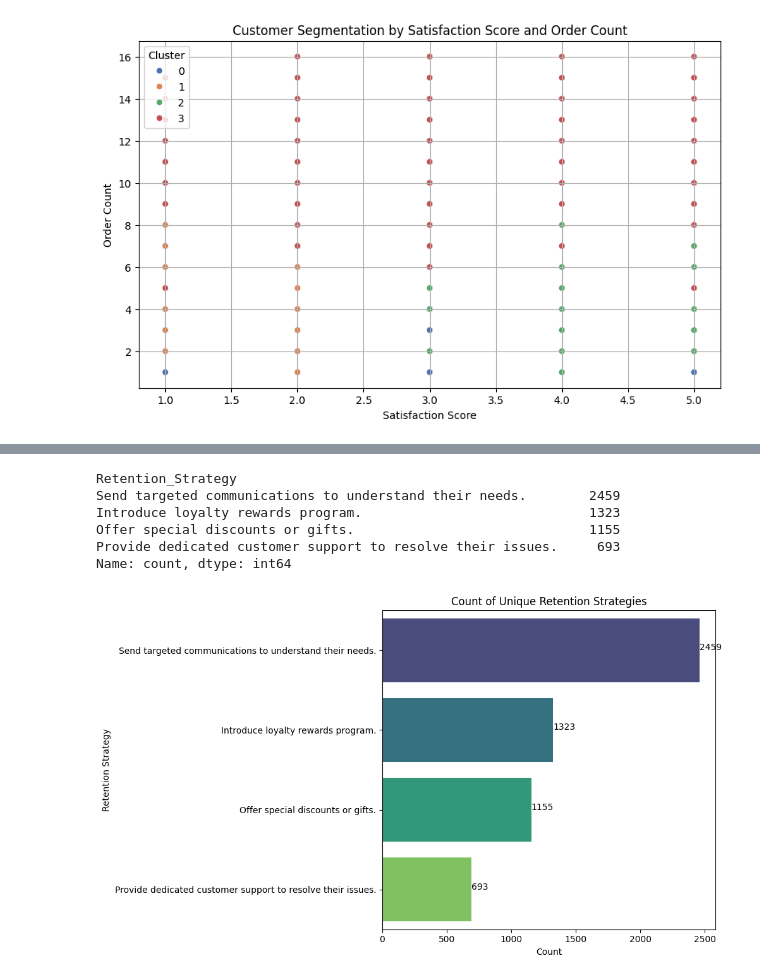
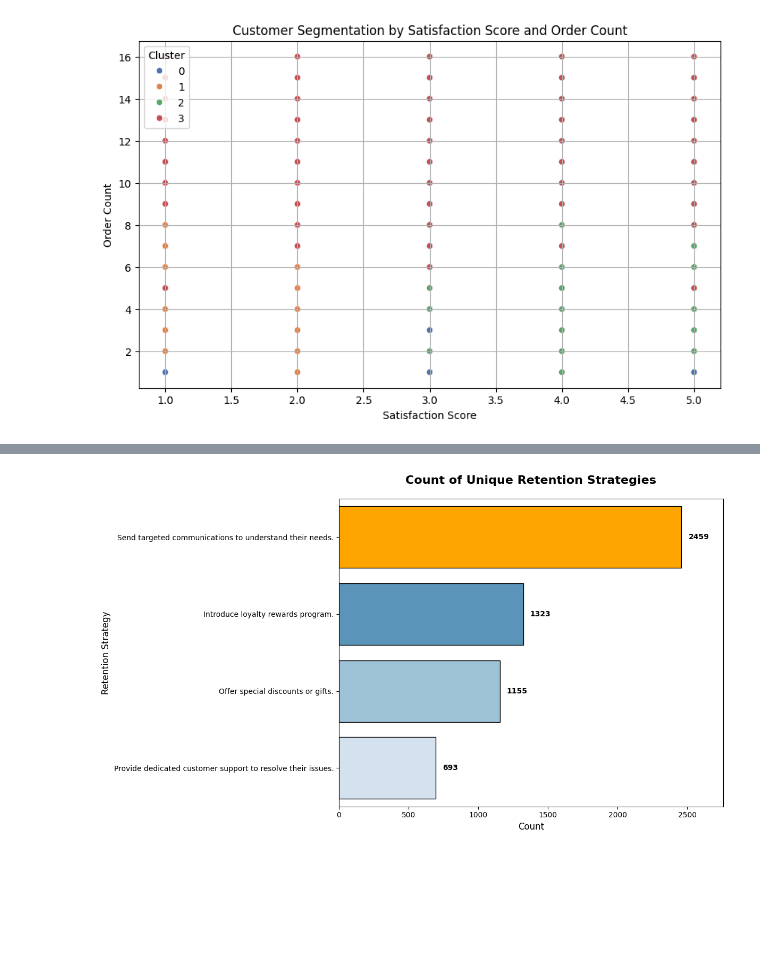
Before and after one commit to UPavankumar/Data-Analysis-Projects, a Jupyter notebook: Ecommerce_Customer_Churn_Analysis_and_Prediction.ipynb, the cells around one changed output, grey strips where cells are left out. Drawn from its saved outputs; the diff is of its cells as text; code cells hidden in the pictures; blank space fills up the shorter version.

```diff
--- a/Ecommerce_Customer_Churn_Analysis_and_Prediction.ipynb
+++ b/Ecommerce_Customer_Churn_Analysis_and_Prediction.ipynb
@@ -6,12 +6,10 @@ import pandas as pd
 import numpy as np
 import matplotlib.pyplot as plt
 import seaborn as sns
-from sklearn.model_selection import train_test_split
-from sklearn.preprocessing import StandardScaler
-from sklearn.linear_model import LogisticRegression
-from sklearn.metrics import accuracy_score, confusion_matrix, classification_report
-inf = pd.read_excel('/content/ecommerce-customer-churn-analysis/E Commerce Dataset.xlsx')
-df = pd.read_excel('/content/ecommerce-customer-churn-analysis/E Commerce Dataset.xlsx', sheet_name='E Comm')
+import warnings
+warnings.filterwarnings("ignore")
+inf = pd.read_excel('/content/sample_data/E Commerce Dataset.xlsx')
+df = pd.read_excel('/content/sample_data/E Commerce Dataset.xlsx', sheet_name='E Comm')
 
 df.info()
 # %% [output]
@@ -351,32 +328,44 @@ print(strategies_for_at_risk)
-# %%
-print(df['Retention_Strategy'].value_counts())
-# %% [output]
-Retention_Strategy
-Send targeted communications to understand their needs.        2459
-Introduce loyalty rewards program.                             1323
-Offer special discounts or gifts.                              1155
-Provide dedicated customer support to resolve their issues.     693
-Name: count, dtype: int64
 # %%
-
+# Assuming df is your DataFrame with the data
 # Count occurrences of each retention strategy
 strategy_counts = df['Retention_Strategy'].value_counts().reset_index()
 strategy_counts.columns = ['Retention_Strategy', 'Count']
 
+# Sort the data by Count in descending order for better readability
+strategy_counts = strategy_counts.sort_values('Count', ascending=False)
+
 # Create a bar graph using seaborn
-plt.figure(figsize=(10, 6))
-sns.barplot(data=strategy_counts, x='Count', y='Retention_Strategy', palette='viridis')
+plt.figure(figsize=(12, 7))  # Slightly larger figure for better readability
+bars = sns.barplot(data=strategy_counts, x='Count', y='Retention_Strategy',
+                   palette='Blues_r',  # Gradient from light to dark blue
+                   edgecolor='black')  # Add a border to the bars for clarity
 
-# Adding titles and labels
-plt.title('Count of Unique Retention Strategies')
-plt.xlabel('Count')
-plt.ylabel('Retention Strategy')
+# Adding titles and labels with improved formatting
+plt.title('Count of Unique Retention Strategies', fontsize=16, fontweight='bold', pad=20)
+plt.xlabel('Count', fontsize=12)
+plt.ylabel('Retention Strategy', fontsize=12)
 
-# Show the value counts on the bars
+# Customize the y-axis labels (shorten if needed and adjust font)
+plt.yticks(fontsize=10)
+
+# Show the value counts on the bars with better positioning and formatting
 for index, value in enumerate(strategy_counts['Count']):
-    plt.text(value, index, str(value))
+    plt.text(value + 50, index, str(value), va='center', fontsize=10, fontweight='bold', color='black')
 
-plt.tight_layout()  # Adjust the layout for better visual appearance
+# Highlight the top strategy by changing its color
+max_count_index = strategy_counts['Count'].idxmax()
+bars.patches[strategy_counts.index.get_loc(max_count_index)].set_facecolor('orange')
+
+# Remove gridlines for a cleaner look
+plt.grid(False)
+
+# Adjust the x-axis limits to make room for annotations
+plt.xlim(0, max(strategy_counts['Count']) + 300)
+
+# Adjust the layout for better visual appearance
+plt.tight_layout()
+
+# Show the plot
 plt.show()
 # %% [output]
-[figure, old version]
+[figure, new version]
```
Also changed, not shown: parts of 6 cells of this notebook.
